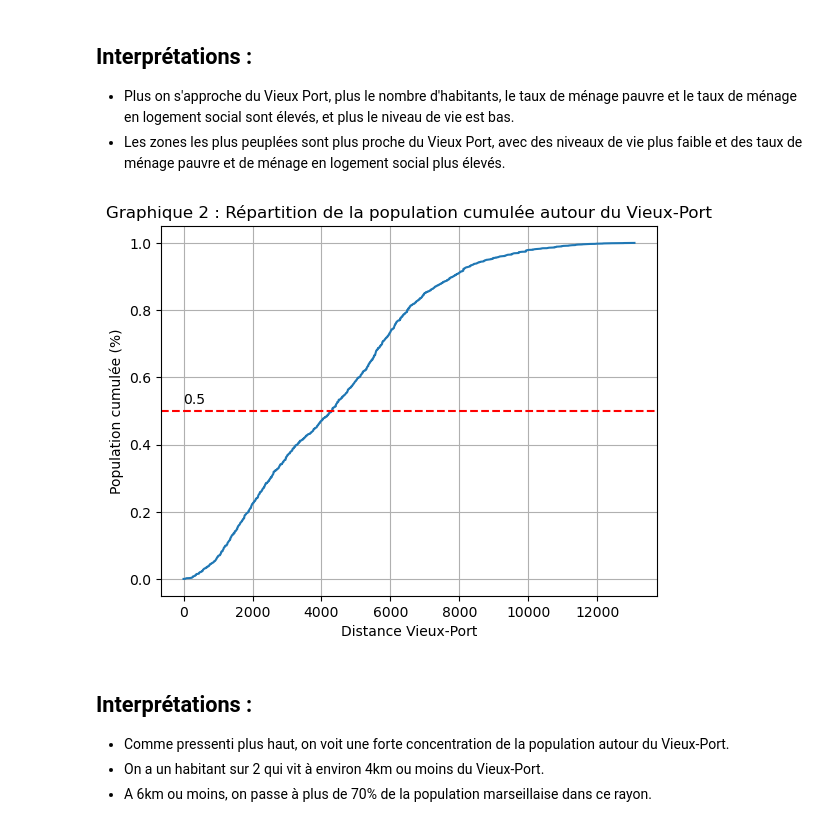
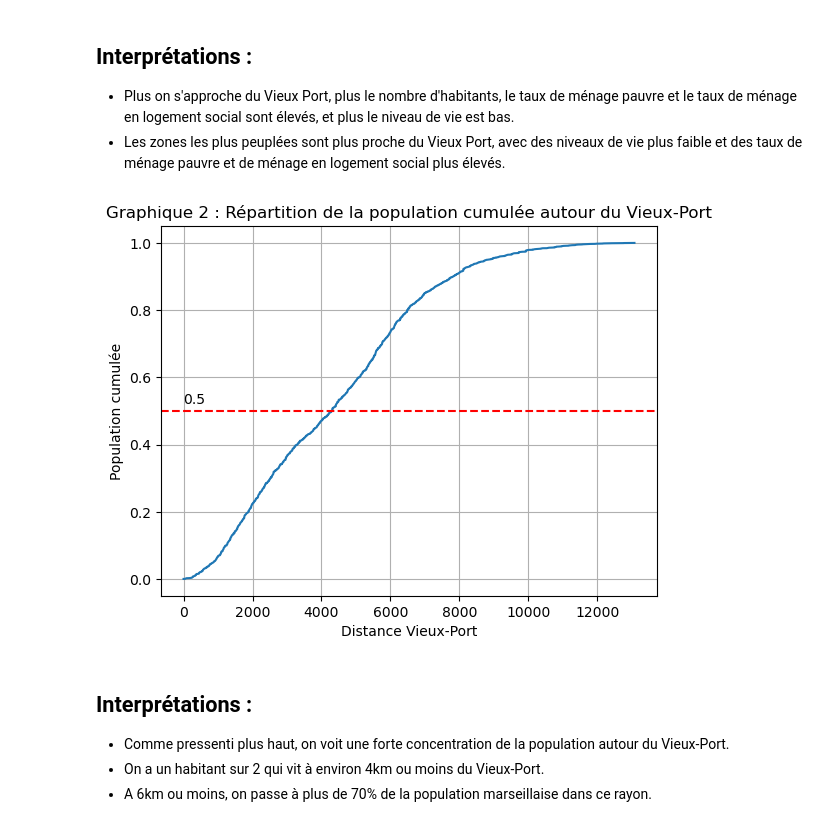
Before and after one commit to Florian-Guibelin/Marseille_transport_analysis, a Jupyter notebook: notebooks/02_analysis.ipynb, the cells around one changed output. Drawn from its saved outputs; the diff is of its cells as text; code cells hidden in the pictures.

```diff
--- a/notebooks/02_analysis.ipynb
+++ b/notebooks/02_analysis.ipynb
@@ -473,25 +473,25 @@ Interprétations :
 # %%
 # Trier par distance
 df = gdf_carreaux.sort_values("dist_vieux_port")
 
 # Population cumulée
 df["pop_cum"] = df["ind"].cumsum()
 
 # Proportion de la population cumulée
 df["pop_pct"] = df["pop_cum"] / df["ind"].sum()
 
 plt.plot(df["dist_vieux_port"], df["pop_pct"])
 
 plt.xlabel("Distance Vieux-Port")
-plt.ylabel("Population cumulée (%)")
+plt.ylabel("Population cumulée")
 plt.title("Graphique 2 : Répartition de la population cumulée autour du Vieux-Port")
 plt.grid()
 plt.axhline(0.50, linestyle = "--", color = "red")
 plt.text(0,0.52,"0.5")
 
 plt.show()
 # %% [output]
-[figure, old version]
+[figure, new version]
 # %% [markdown]
 Interprétations :
 ---
```
Also changed, not shown: parts of 2 cells of this notebook, 13 other files.
